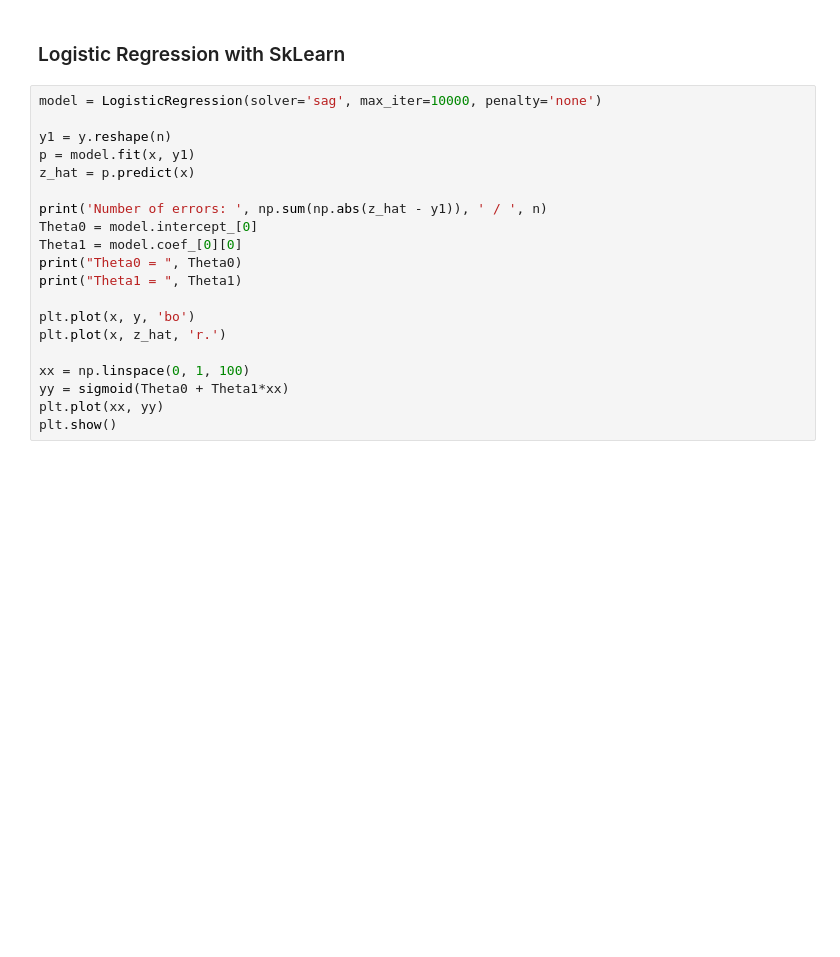
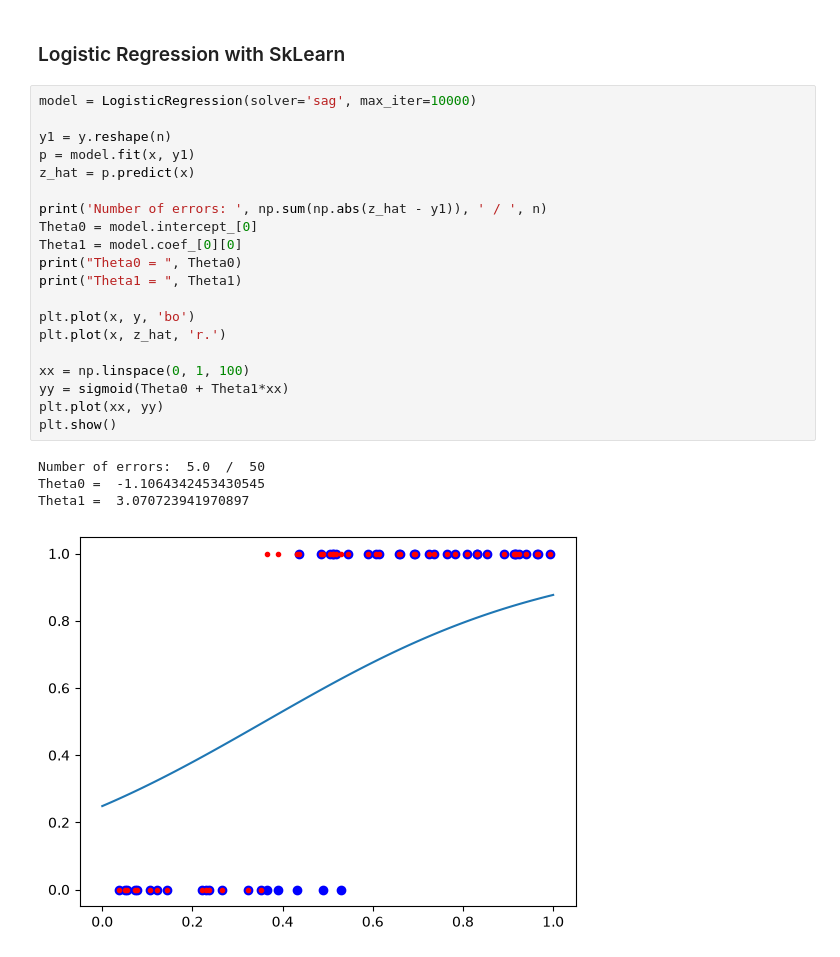
Before and after one commit to mikkopere/Neuroverkkoprojekti, a Jupyter notebook: demos/Gradient_Descent.ipynb, the cells around one changed output. Saved outputs shown, nothing was run; the diff lists cells and outputs as text; blank space fills up the shorter version.

```diff
--- a/demos/Gradient_Descent.ipynb
+++ b/demos/Gradient_Descent.ipynb
@@ -154,22 +178,27 @@ plt.show()
 # %% [markdown]
 ### Logistic Regression with SkLearn
 # %%
-model = LogisticRegression(solver='sag', max_iter=10000, penalty='none')
+model = LogisticRegression(solver='sag', max_iter=10000)
 
 y1 = y.reshape(n)
 p = model.fit(x, y1)
 z_hat = p.predict(x)
 
 print('Number of errors: ', np.sum(np.abs(z_hat - y1)), ' / ', n)
 Theta0 = model.intercept_[0]
 Theta1 = model.coef_[0][0]
 print("Theta0 = ", Theta0)
 print("Theta1 = ", Theta1)
 
 plt.plot(x, y, 'bo')
 plt.plot(x, z_hat, 'r.')
 
 xx = np.linspace(0, 1, 100)
 yy = sigmoid(Theta0 + Theta1*xx)
 plt.plot(xx, yy)
 plt.show()
+# %% [output]
+Number of errors:  5.0  /  50
+Theta0 =  -1.1064342453430545
+Theta1 =  3.070723941970897
+[figure, added]
```
Also changed, not shown: parts of 9 cells of this notebook, 17 other files.
